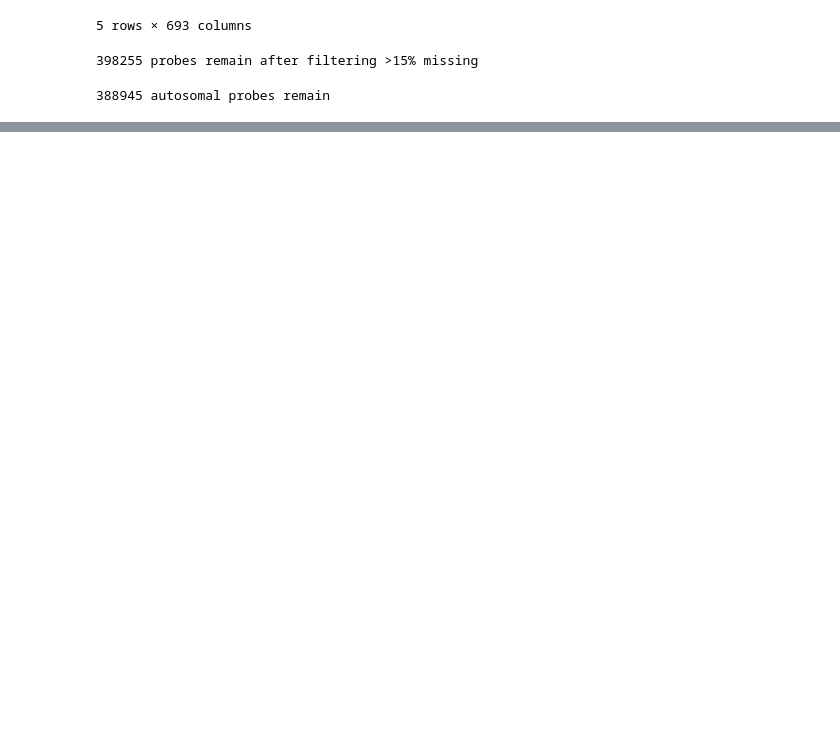
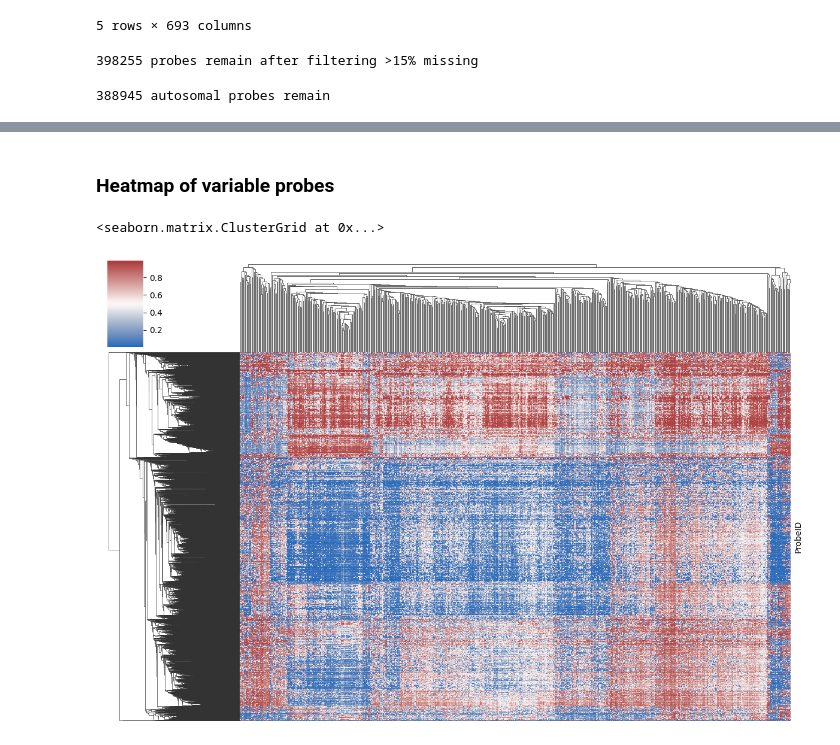
Before and after one commit to a-nadeem9/brca-epigenetic-age-acceleration-immune-multiomics-classifier, a Jupyter notebook: notebooks/01c_methylation_preprocessing.ipynb, the cells around one changed output, grey strips where cells are left out. Cells and saved outputs as stored; diff of their text form; code cells hidden in the pictures; blank space fills up the shorter version.

```diff
--- a/notebooks/01c_methylation_preprocessing.ipynb
+++ b/notebooks/01c_methylation_preprocessing.ipynb
@@ -98,0 +110,13 @@ MemoryError: Unable to allocate 2.01 GiB for an array with shape (388945, 693) a
+# %% [markdown]
+### Heatmap of variable probes
+# %%
+top_n = 5000
+top_probes = df_imp.var(axis=1).sort_values(ascending=False).head(top_n).index
+mat = df_imp.loc[top_probes]
+
+import seaborn as sns
+sns.clustermap(mat, cmap="vlag", col_cluster=True, row_cluster=True,
+               yticklabels=False, xticklabels=False, figsize=(12,8))
+# %% [output]
+<seaborn.matrix.ClusterGrid at 0x...>
+[figure, added]
```
Also changed, not shown: parts of 20 cells of this notebook.
